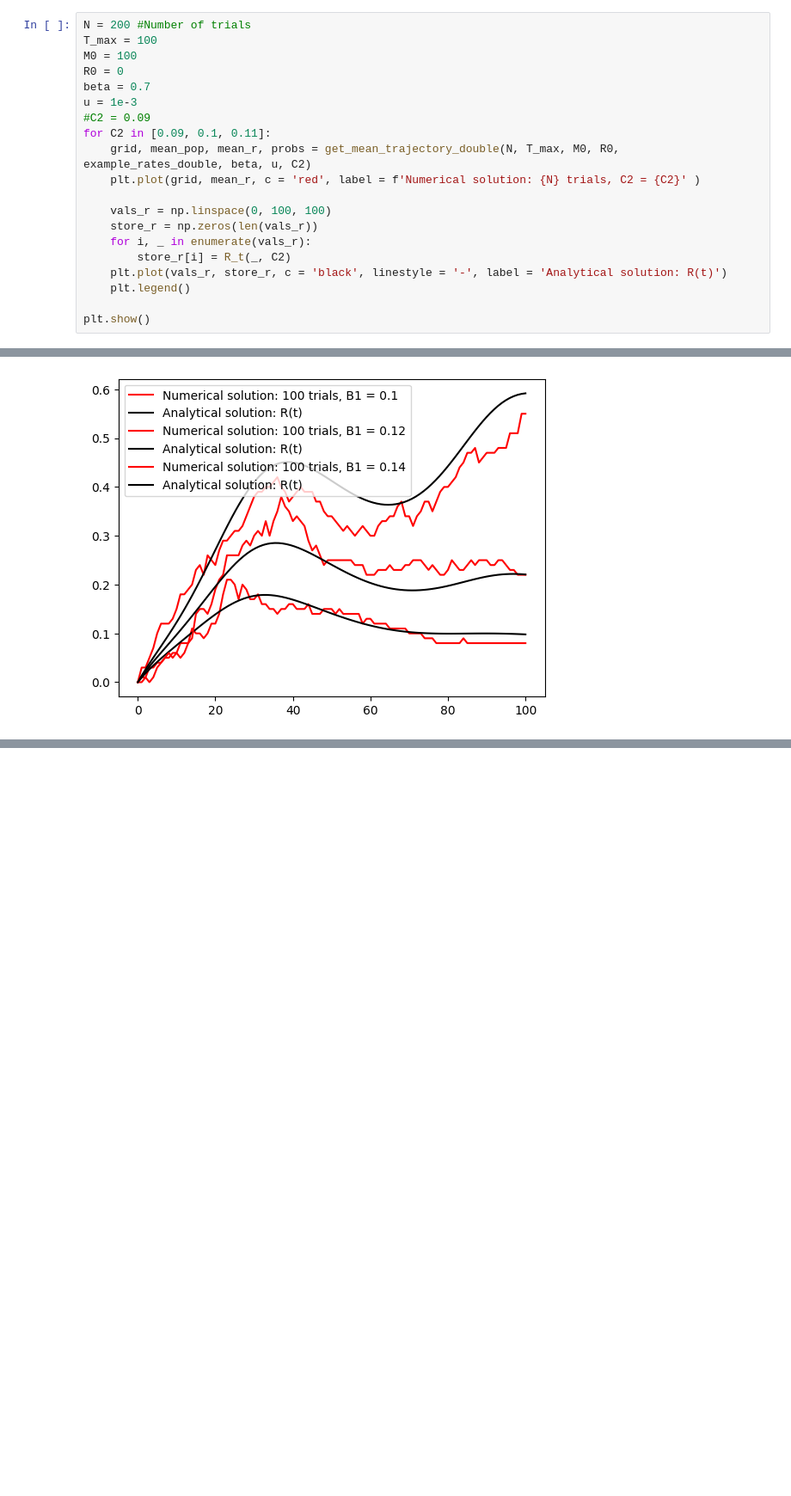
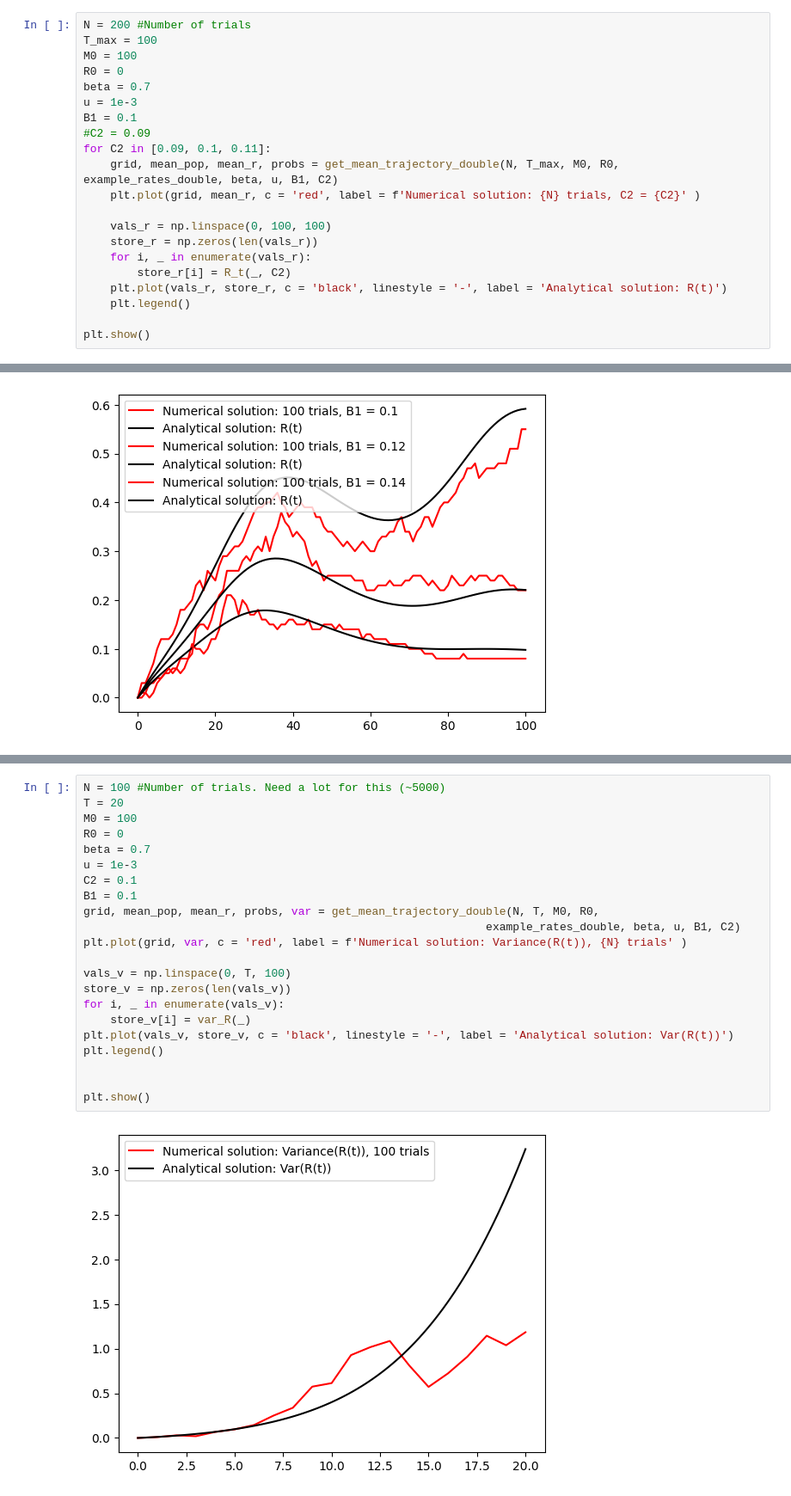
Before and after one commit to colmmcc2000/RSCAM_Group_11, a Jupyter notebook: code_RSCAM.ipynb, the cells around one changed output, grey strips where cells are left out. Shown at 86% size. Cells and saved outputs as stored; diff of their text form; blank space fills up the shorter version.

```diff
--- a/code_RSCAM.ipynb
+++ b/code_RSCAM.ipynb
@@ -126,9 +129,10 @@ M0 = 100
 R0 = 0
 beta = 0.7
 u = 1e-3
+B1 = 0.1
 #C2 = 0.09
 for C2 in [0.09, 0.1, 0.11]:
-    grid, mean_pop, mean_r, probs = get_mean_trajectory_double(N, T_max, M0, R0, example_rates_double, beta, u, C2)
+    grid, mean_pop, mean_r, probs = get_mean_trajectory_double(N, T_max, M0, R0, example_rates_double, beta, u, B1, C2)
     plt.plot(grid, mean_r, c = 'red', label = f'Numerical solution: {N} trials, C2 = {C2}' )
 
     vals_r = np.linspace(0, 100, 100)
@@ -278,0 +316,24 @@ plt.show()
+# %%
+N = 100 #Number of trials. Need a lot for this (~5000)
+T = 20
+M0 = 100
+R0 = 0
+beta = 0.7
+u = 1e-3
+C2 = 0.1
+B1 = 0.1
+grid, mean_pop, mean_r, probs, var = get_mean_trajectory_double(N, T, M0, R0,
+                                                            example_rates_double, beta, u, B1, C2)
+plt.plot(grid, var, c = 'red', label = f'Numerical solution: Variance(R(t)), {N} trials' )
+
+vals_v = np.linspace(0, T, 100)
+store_v = np.zeros(len(vals_v))
+for i, _ in enumerate(vals_v):
+    store_v[i] = var_R(_)
+plt.plot(vals_v, store_v, c = 'black', linestyle = '-', label = 'Analytical solution: Var(R(t))')
+plt.legend()
+
+
+plt.show()
+# %% [output]
+[figure, added]
```
Also changed, not shown: parts of 18 cells of this notebook, 1 other file.
